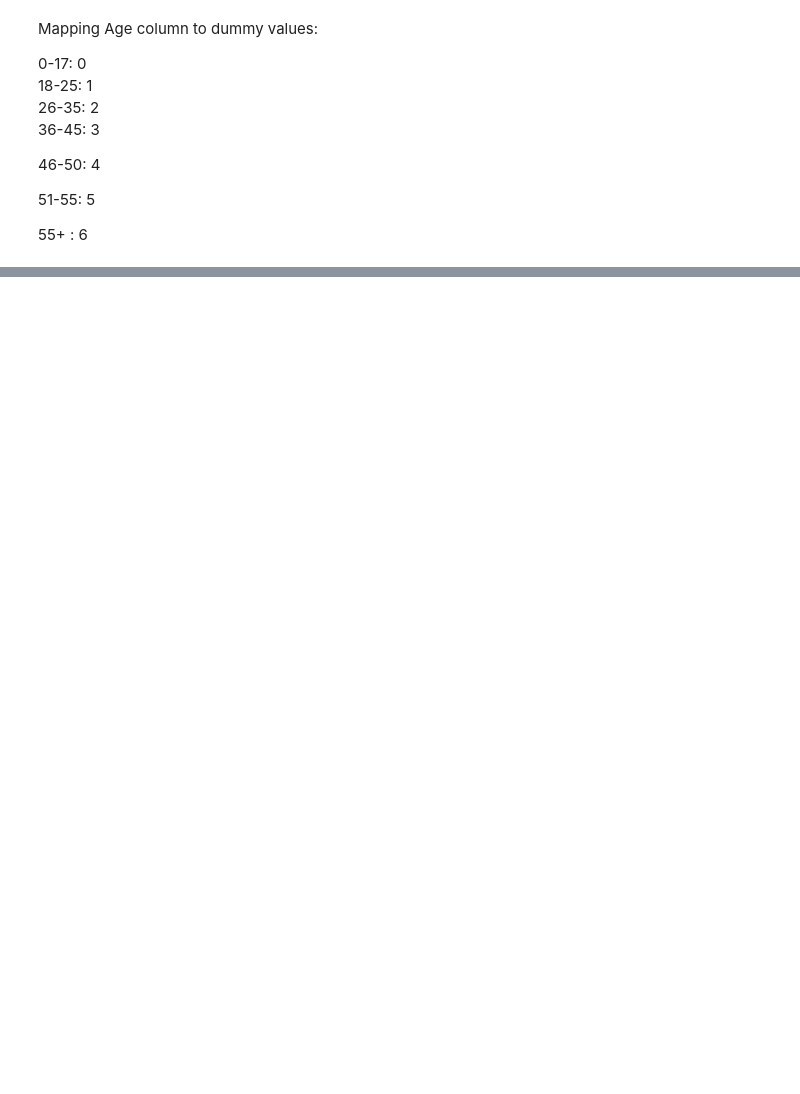
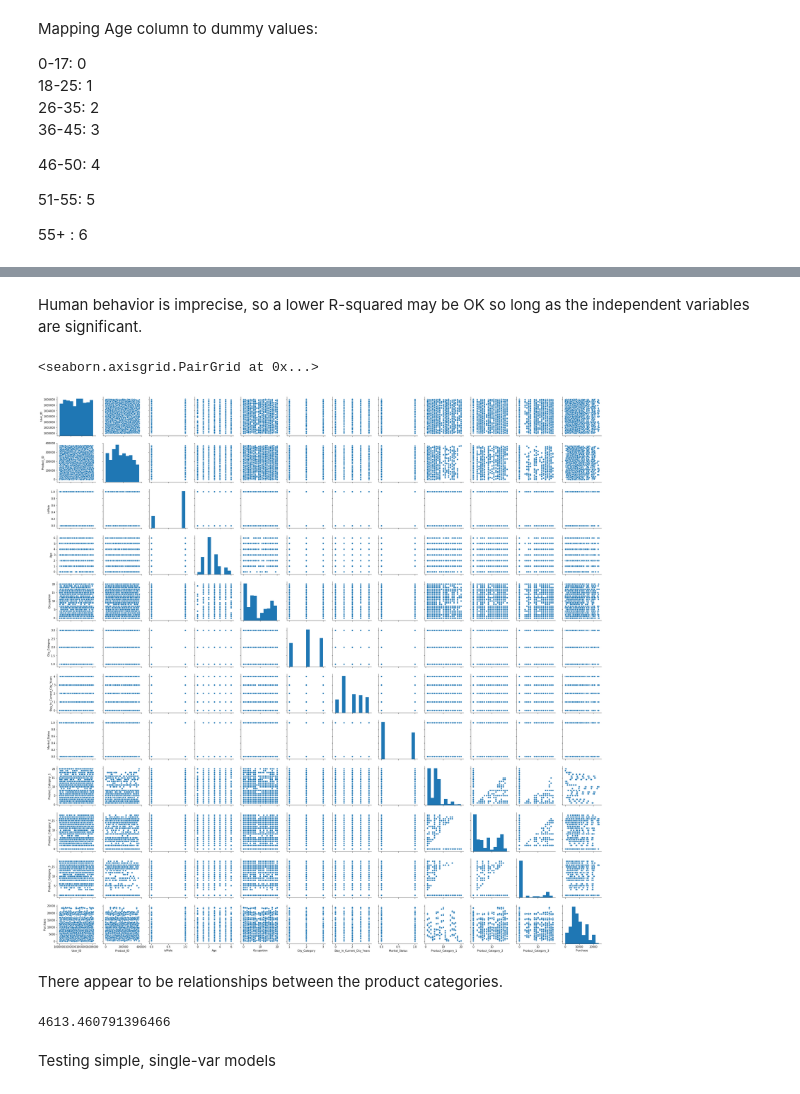
Before and after one commit to falihazikra/Black-Friday, a Jupyter notebook: notebooks/Black Friday - cleaned data.ipynb, the cells around one changed output, grey strips where cells are left out. Cells and saved outputs as stored; diff of their text form; code cells hidden in the pictures; blank space fills up the shorter version.

```diff
--- a/notebooks/Black Friday - cleaned data.ipynb
+++ b/notebooks/Black Friday - cleaned data.ipynb
@@ -143,0 +249,10 @@ numpy.ndarray
+# %% [markdown]
+Human behavior is imprecise, so a lower R-squared may be OK so long as the independent variables are significant.
+# %%
+tempSlice = train.sample(n=10000) # Using a small slice to run a pairplot on - should give us an accurate idea of any relations while being efficient
+sns.pairplot(tempSlice)
+# %% [output]
+<seaborn.axisgrid.PairGrid at 0x...>
+[figure, added]
+# %% [markdown]
+There appear to be relationships between the product categories.
@@ -143,0 +261,6 @@ numpy.ndarray
+# %%
+rmse(prediction,test['Purchase'])
+# %% [output]
+4613.460791396466
+# %% [markdown]
+Testing simple, single-var models
```
Also changed, not shown: parts of 24 cells of this notebook, 2 other files.
